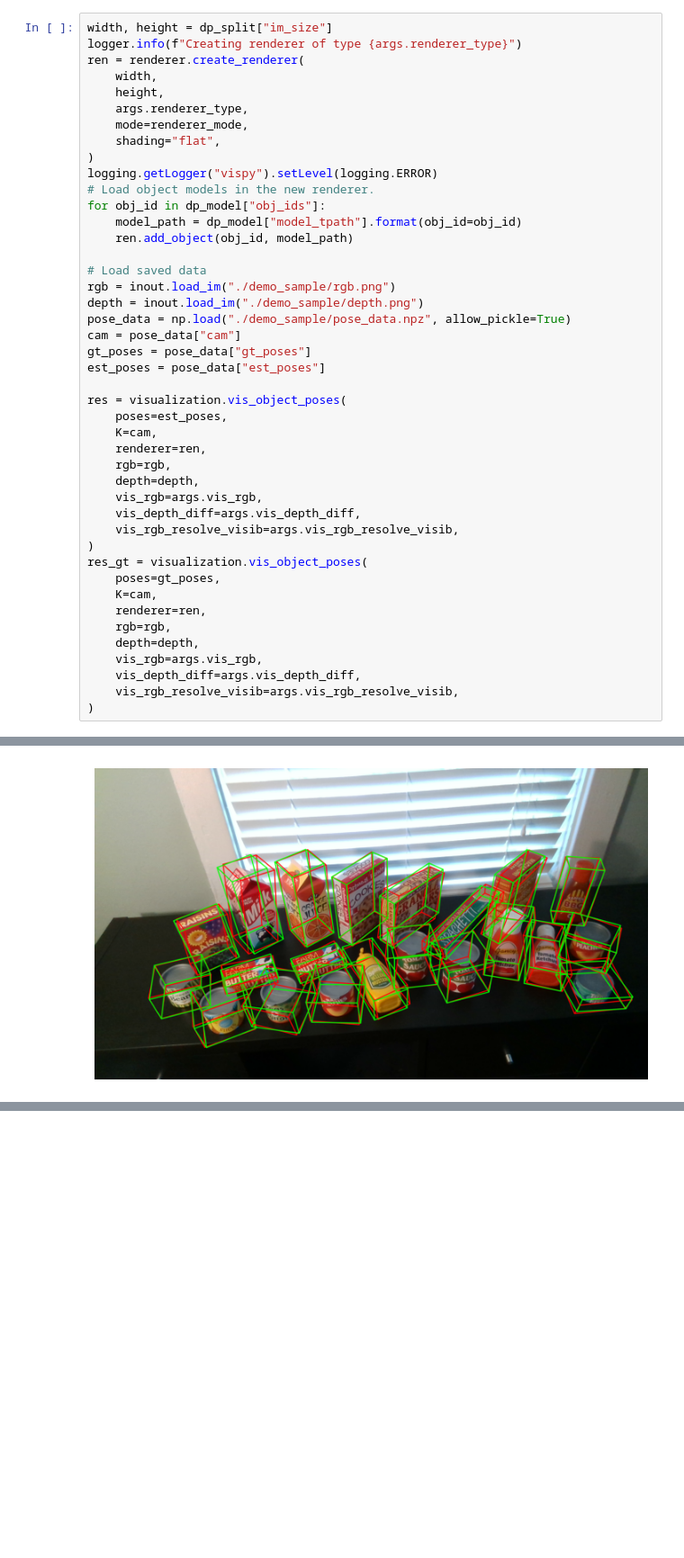
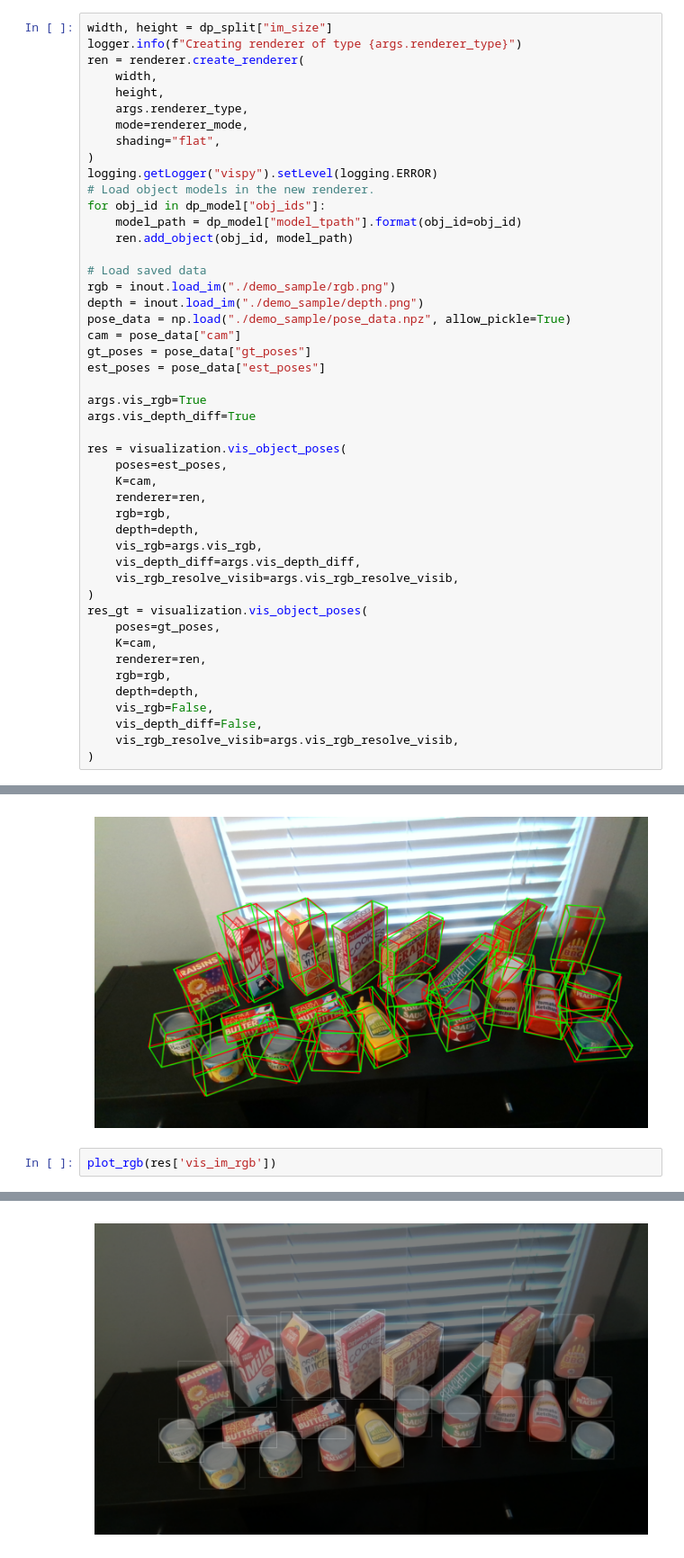
Before and after one commit to thodan/bop_toolkit, a Jupyter notebook: notebooks/demo_vis_poses.ipynb, the cells around one changed output, grey strips where cells are left out. Shown at 90% size. Drawn from its saved outputs; the diff is of its cells as text; blank space fills up the shorter version.

Commit message:
v:add v1 visuals to the demo nb

```diff
--- a/notebooks/demo_vis_poses.ipynb
+++ b/notebooks/demo_vis_poses.ipynb
@@ -94,6 +98,9 @@ cam = pose_data["cam"]
 gt_poses = pose_data["gt_poses"]
 est_poses = pose_data["est_poses"]
 
+args.vis_rgb=True
+args.vis_depth_diff=True
+
 res = visualization.vis_object_poses(
     poses=est_poses,
     K=cam,
@@ -110,8 +117,8 @@ res_gt = visualization.vis_object_poses(
     renderer=ren,
     rgb=rgb,
     depth=depth,
-    vis_rgb=args.vis_rgb,
-    vis_depth_diff=args.vis_depth_diff,
+    vis_rgb=False,
+    vis_depth_diff=False,
     vis_rgb_resolve_visib=args.vis_rgb_resolve_visib,
 )
 # %% [output]
@@ -281,3 +288,6 @@ plot_rgb(bbox_img)
 # %% [output]
 <Axes: >
 [figure]
+# %%
+plot_rgb(res['vis_im_rgb'])
+# %% [output]
@@ -283,0 +295 @@ plot_rgb(bbox_img)
+[figure, added]
```
Also changed, not shown: parts of 3 cells of this notebook.
